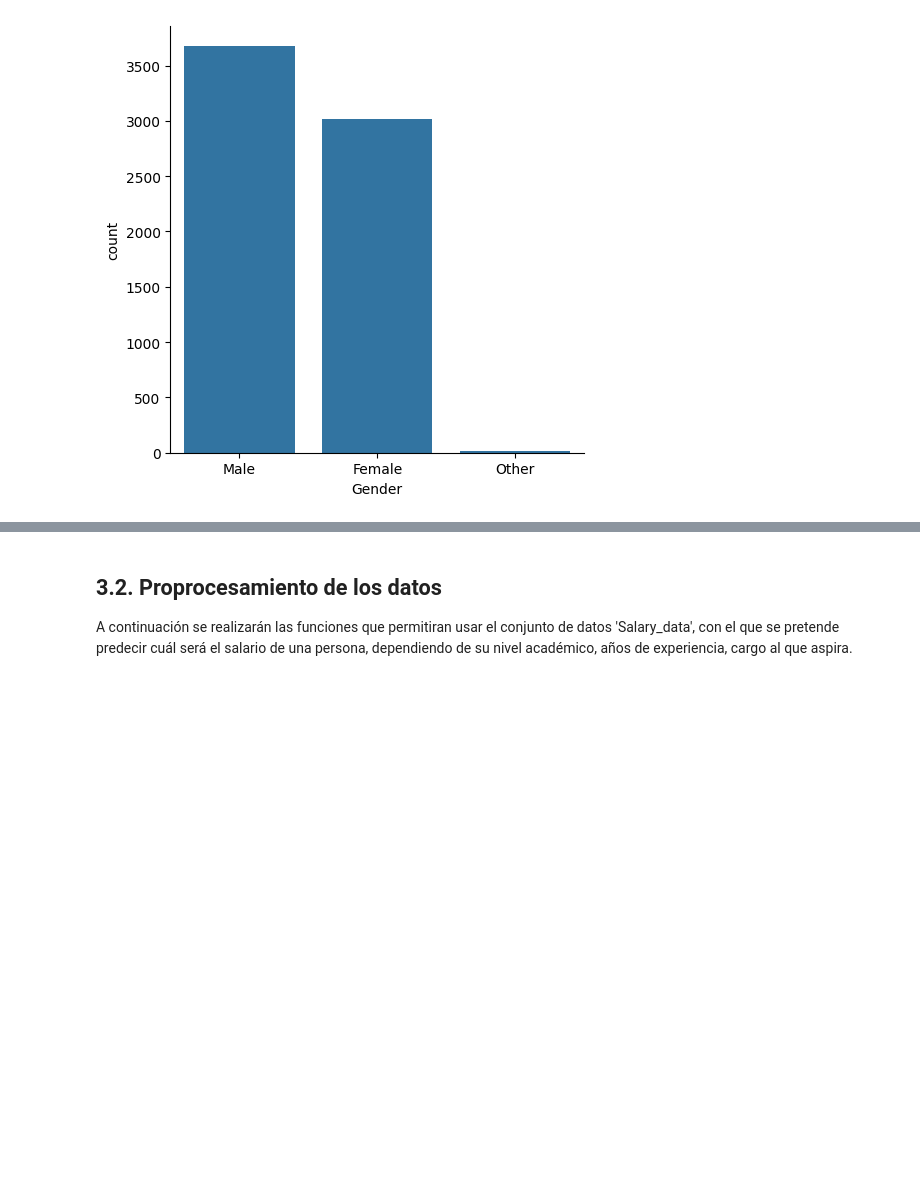
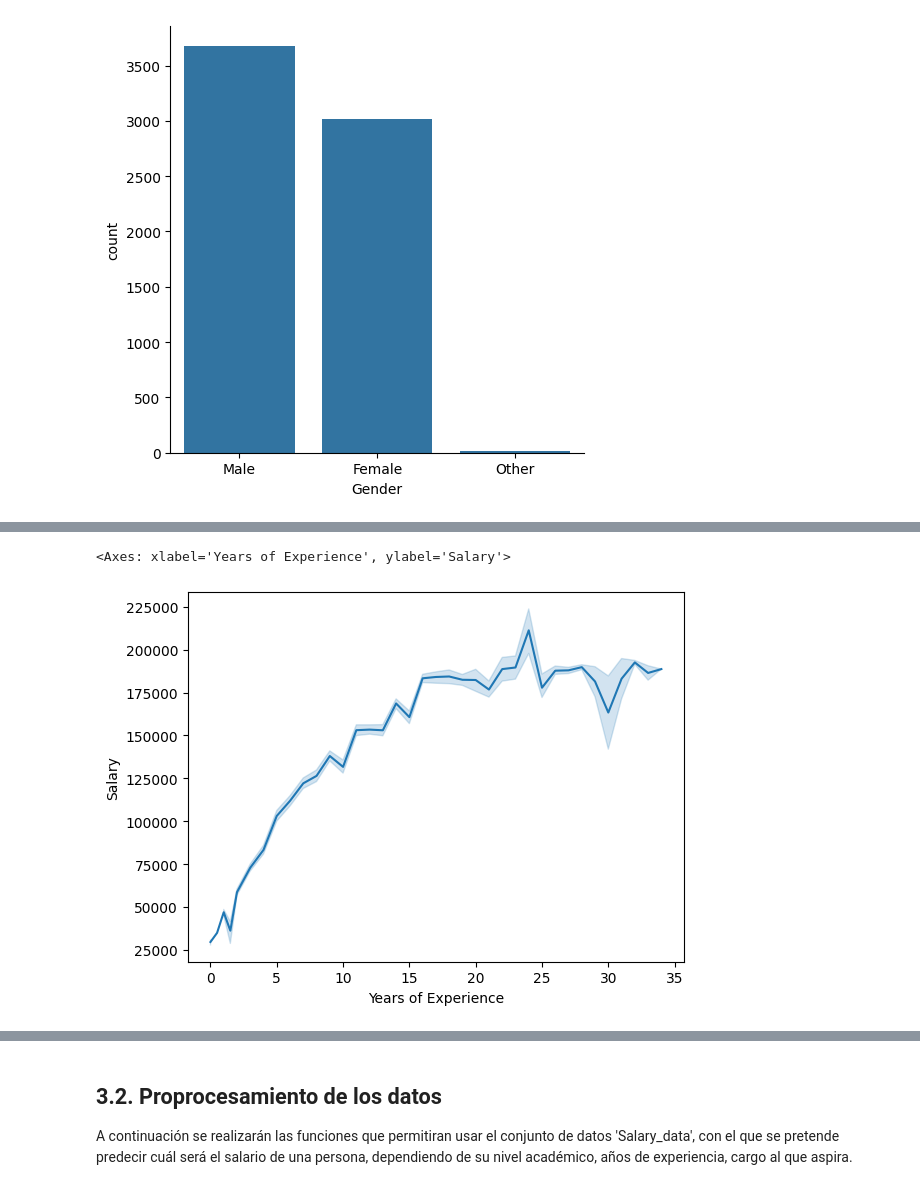
Before and after one commit to Santiagosphysics/Prediccion-salarios, a Jupyter notebook: jupyter_notebook.ipynb, the cells around one changed output, grey strips where cells are left out. Drawn from its saved outputs; the diff is of its cells as text; code cells hidden in the pictures; blank space fills up the shorter version.

```diff
--- a/jupyter_notebook.ipynb
+++ b/jupyter_notebook.ipynb
@@ -139,0 +148,5 @@ plt.show()
+# %%
+sns.lineplot(data = df,x = "Years of Experience",y = "Salary")
+# %% [output]
+<Axes: xlabel='Years of Experience', ylabel='Salary'>
+[figure, added]
```
Also changed, not shown: parts of 3 cells of this notebook.
